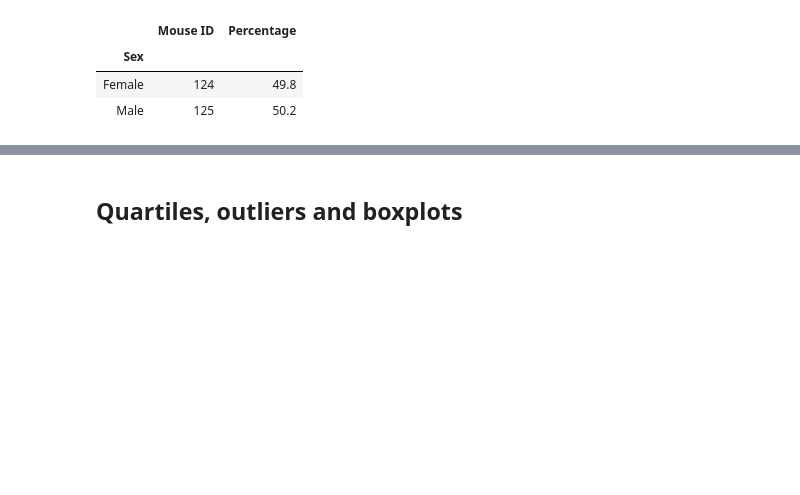
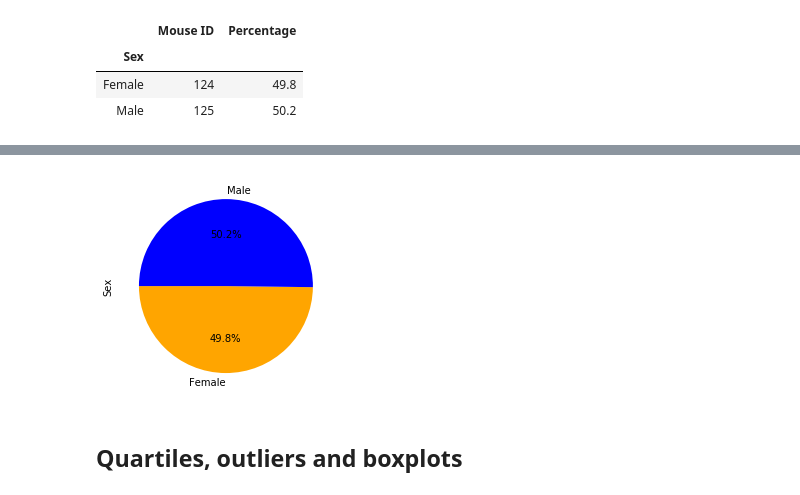
Before and after one commit to dcchacon/Matlablib-challenge, a Jupyter notebook: Pymaceuticals/pymaceuticals_starter.ipynb, the cells around one changed output, grey strips where cells are left out. Saved outputs shown, nothing was run; the diff lists cells and outputs as text; code cells hidden in the pictures; blank space fills up the shorter version.

```diff
--- a/Pymaceuticals/pymaceuticals_starter.ipynb
+++ b/Pymaceuticals/pymaceuticals_starter.ipynb
@@ -152,5 +155,11 @@ Sex_distribution_pie=st_df['Percentage'].plot(kind='pie', y=gender_group, autopc
 # %%
 # Generate a pie plot showing the distribution of female versus male mice using pyplot
+labels=['Female','Male']
+plt.pie(st_df['Percentage'], autopct='%1.1F%%', labels=labels, colors=colors,startangle=180)
+plt.ylabel('Sex')
+plt.show()
+# %% [output]
+[figure, added]
 # %% [markdown]
 ## Quartiles, outliers and boxplots
 # %%
```
Also changed, not shown: parts of 11 cells of this notebook.
